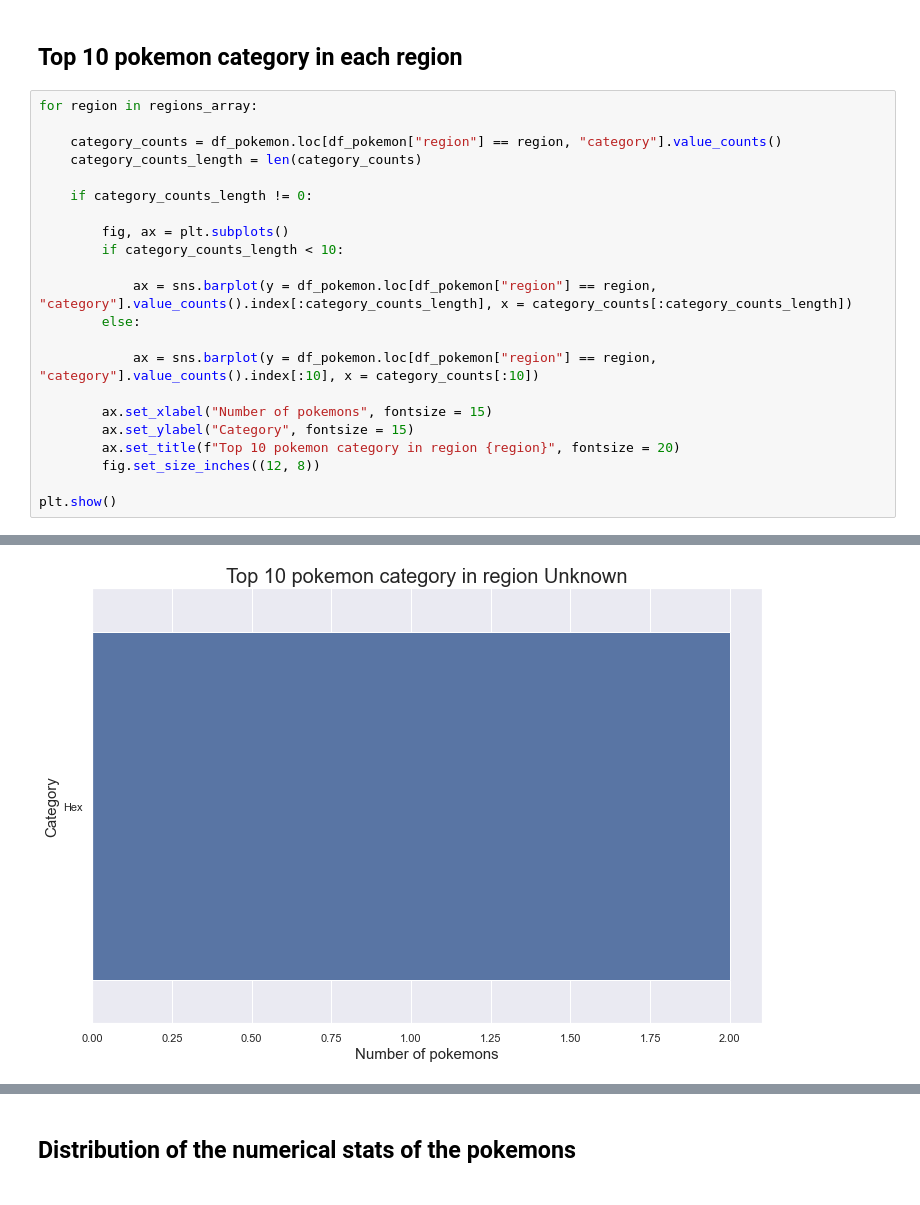
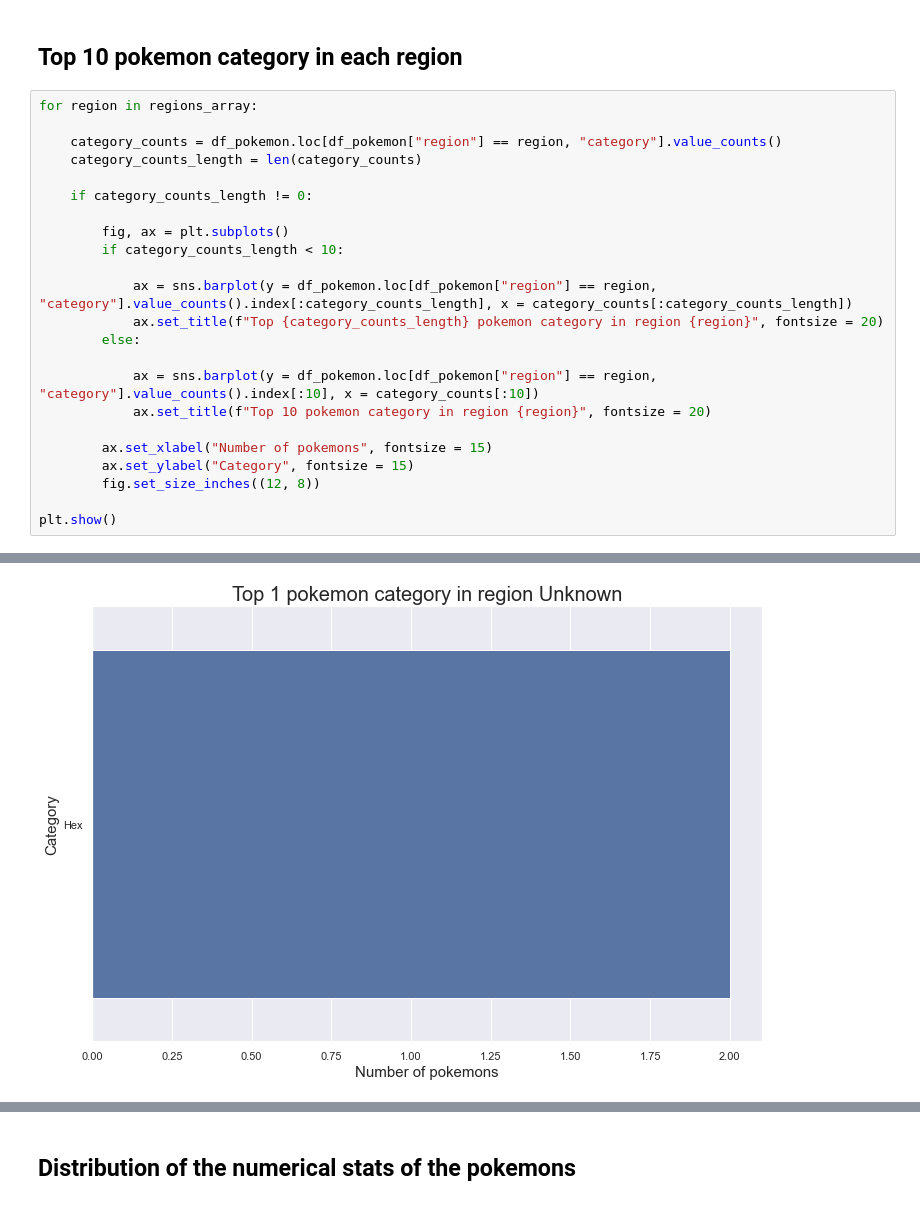
Before and after one commit to jvscursulim/pokemon_go_stats, a Jupyter notebook: pokemon.ipynb, the cells around one changed output, grey strips where cells are left out. Drawn from its saved outputs; the diff is of its cells as text.

Commit message:
fixing a problem in the title of top categories

```diff
--- a/pokemon.ipynb
+++ b/pokemon.ipynb
@@ -352,34 +352,35 @@ plt.show()
 # %%
 for region in regions_array:
 
     category_counts = df_pokemon.loc[df_pokemon["region"] == region, "category"].value_counts()
     category_counts_length = len(category_counts)
 
     if category_counts_length != 0:
 
         fig, ax = plt.subplots()
         if category_counts_length < 10:
 
             ax = sns.barplot(y = df_pokemon.loc[df_pokemon["region"] == region, "category"].value_counts().index[:category_counts_length], x = category_counts[:category_counts_length])
+            ax.set_title(f"Top {category_counts_length} pokemon category in region {region}", fontsize = 20)
         else:
 
             ax = sns.barplot(y = df_pokemon.loc[df_pokemon["region"] == region, "category"].value_counts().index[:10], x = category_counts[:10])
+            ax.set_title(f"Top 10 pokemon category in region {region}", fontsize = 20)
 
         ax.set_xlabel("Number of pokemons", fontsize = 15)
         ax.set_ylabel("Category", fontsize = 15)
-        ax.set_title(f"Top 10 pokemon category in region {region}", fontsize = 20)
         fig.set_size_inches((12, 8))
 
 plt.show()
 # %% [output]
 [figure]
 [figure]
 [figure]
 [figure]
 [figure]
 [figure]
 [figure]
-[figure, old version]
+[figure, new version]
 [figure]
 # %% [markdown]
 ## Distribution of the numerical stats of the pokemons
```
